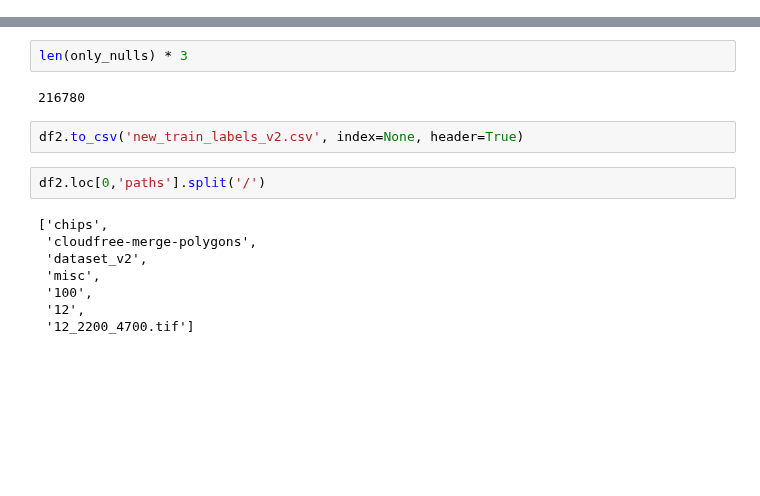
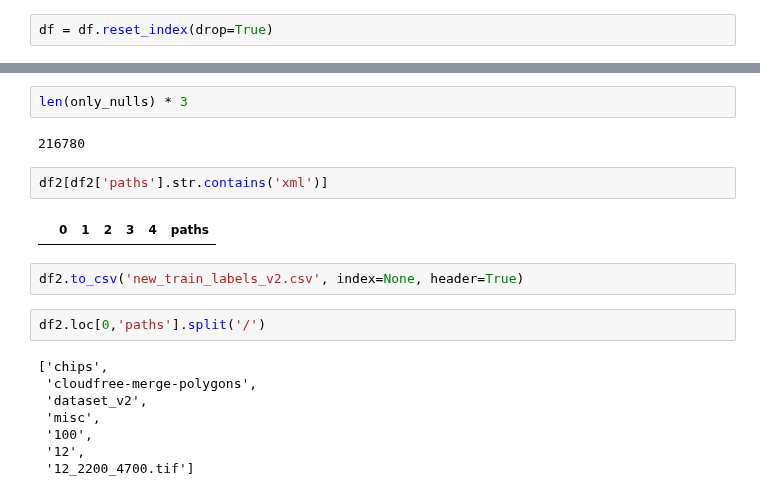
Before and after one commit to Project-Canopy/cb_feature_detection, a Jupyter notebook: data-prep/dataset_changes/train_val_test_split_make_csvs.ipynb, the cells around one changed output, grey strips where cells are left out. Saved outputs shown, nothing was run; the diff lists cells and outputs as text; blank space fills up the shorter version.

```diff
--- a/data-prep/dataset_changes/train_val_test_split_make_csvs.ipynb
+++ b/data-prep/dataset_changes/train_val_test_split_make_csvs.ipynb
@@ -305,3 +325,5 @@ df.head()
+# %%
+df = df.reset_index(drop=True)
 # %%
 df.columns
 # %% [output]
@@ -459,6 +481,10 @@ df2.tail()
 len(only_nulls) * 3
 # %% [output]
 216780
+# %%
+df2[df2['paths'].str.contains('xml')]
+# %% [output]
+|  | 0 | 1 | 2 | 3 | 4 | paths |
 # %%
 df2.to_csv('new_train_labels_v2.csv', index=None, header=True)
 # %%
```
Also changed, not shown: parts of 18 cells of this notebook, 2 other files.
